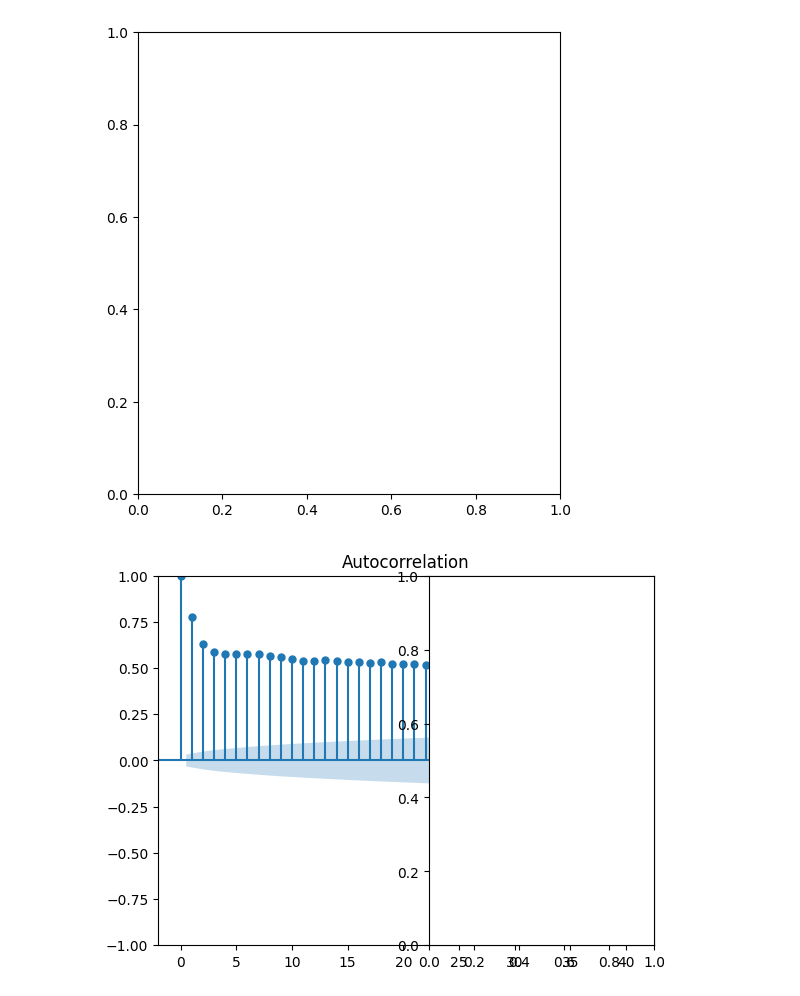
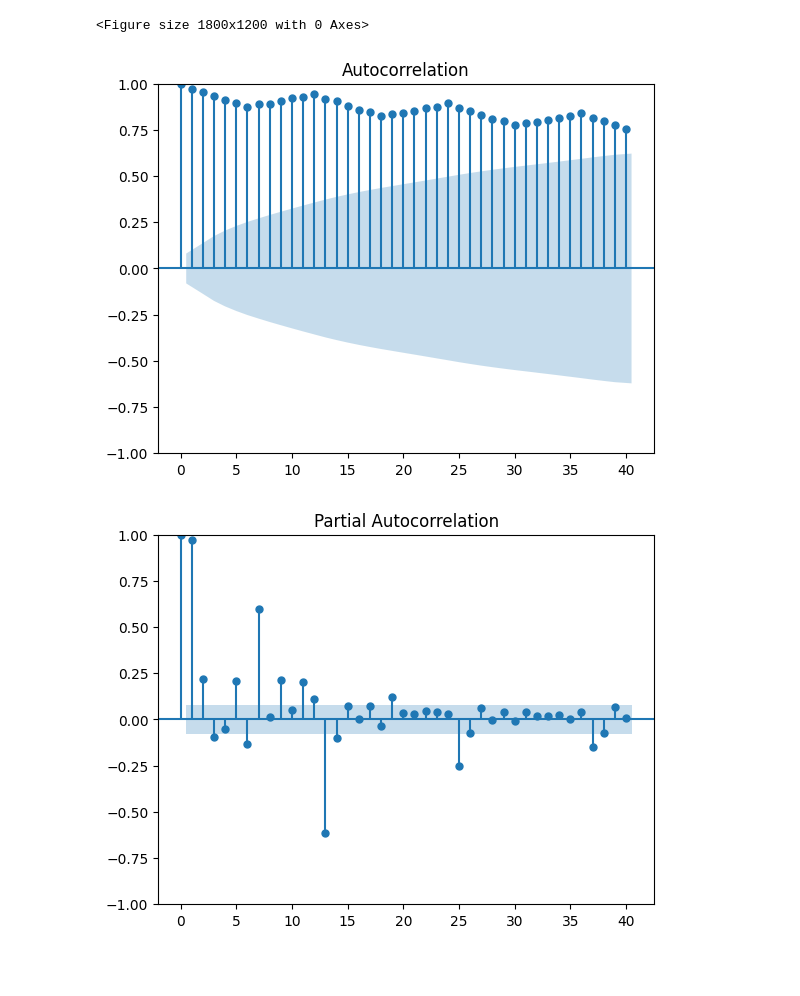
Before and after one commit to Raed-Bourouis/MLEASE, a Jupyter notebook: EDA.ipynb, the cells around one changed output. Saved outputs shown, nothing was run; the diff lists cells and outputs as text; code cells hidden in the pictures; blank space fills up the shorter version.

```diff
--- a/EDA.ipynb
+++ b/EDA.ipynb
@@ -9,2 +10,2 @@ import statsmodels.api as sm
 # %%
-df = pd.read_csv('Alcohol_Sales.csv', index_col='Date', parse_dates=True)
+df = pd.read_csv('datasets\Miles_Traveled.csv', index_col='DATE', parse_dates=True)
@@ -44,16 +47,20 @@ plt.show()
 # %%
-# Convert 'Daily minimum temperatures' column to numeric, handling errors
-df['Daily minimum temperatures'] = pd.to_numeric(df['Daily minimum temperatures'].str.replace('?', ''), errors='coerce')
-
-#calculate rolling statistics
-rolling_mean = df['Daily minimum temperatures'].rolling(window=12).mean()
-rolling_std = df['Daily minimum temperatures'].rolling(window=12).std()
+# Convert 'S4248SM144NCEN' column to numeric, handling errors
+try:
+    df[df.columns[0]] = pd.to_numeric(
+        df[df.columns[0]].str.replace("?", ""), errors="coerce"
+    )
+except:
+    pass
+finally:
+    rolling_mean = df[df.columns[0]].rolling(window=12).mean()
+    rolling_std = df[df.columns[0]].rolling(window=12).std()
 
 plt.figure(figsize=(12, 6))
-plt.plot(df['Daily minimum temperatures'], color='blue', label='Original')
-plt.plot(rolling_mean, color='red', label='Rolling Mean')
-plt.plot(rolling_std, color='green', label='Rolling Std')
-plt.legend(loc='best')
-plt.title('Rolling Statistics')
+plt.plot(df[df.columns[0]], color="blue", label="Original")
+plt.plot(rolling_mean, color="red", label="Rolling Mean")
+plt.plot(rolling_std, color="green", label="Rolling Std")
+plt.legend(loc="best")
+plt.title("Rolling Statistics")
 plt.show()
 # %% [output]
@@ -90,12 +102,13 @@ plt.show()
 # %%
-plt.figure(figsize=(12, 6))
-plt.subplot(121)
-# Select the 'Daily minimum temperatures' column for ACF plot
-plot_acf(df['Daily minimum temperatures'], lags=40)
-plt.subplot(122)
-# Select the 'Daily minimum temperatures' column for PACF plot
-plot_pacf(df['Daily minimum temperatures'], lags=40)
+plt.figure(figsize=(18, 12))
+# plt.subplot(121)
+# Select the 'S4248SM144NCEN' column for ACF plot
+plot_acf(df[df.columns[0]], lags=40)
+# plt.subplot(122)
+# Select the 'S4248SM144NCEN' column for PACF plot
+plot_pacf(df[df.columns[0]], lags=40)
 plt.show()
 # %% [output]
+<Figure size 1800x1200 with 0 Axes>
-[figure, old version]
+[figure, new version]
-[figure, old version]
+[figure, new version]
```
Also changed, not shown: parts of 11 cells of this notebook.
